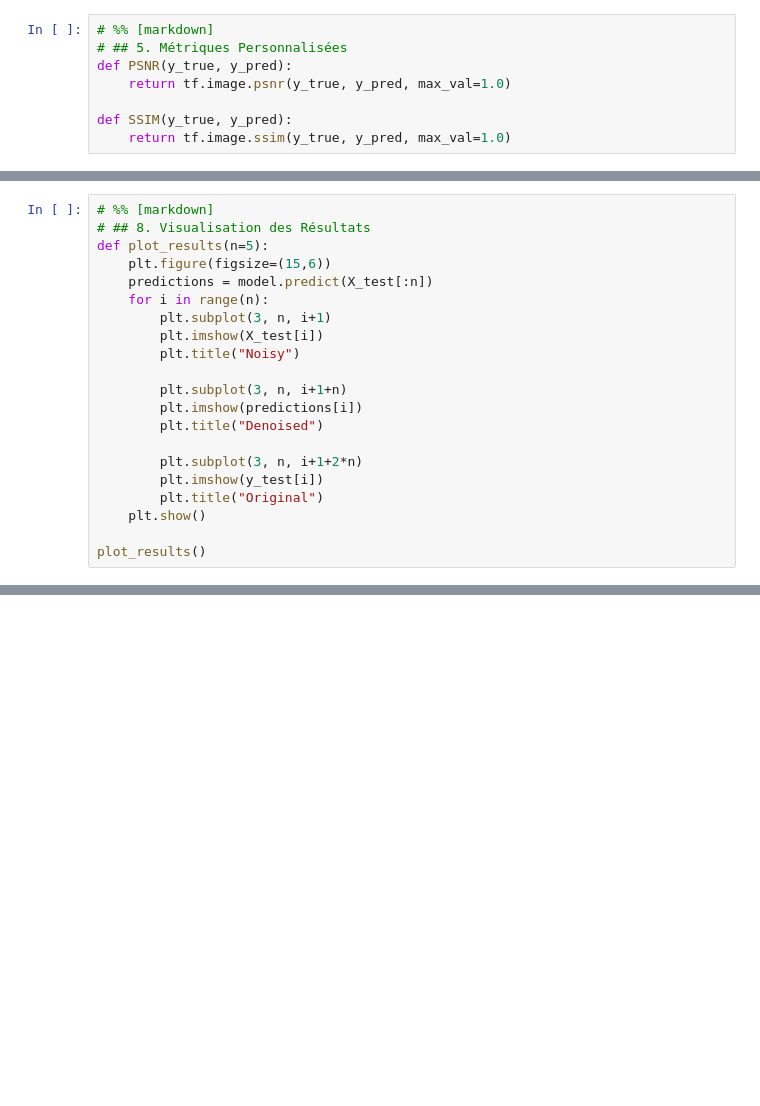
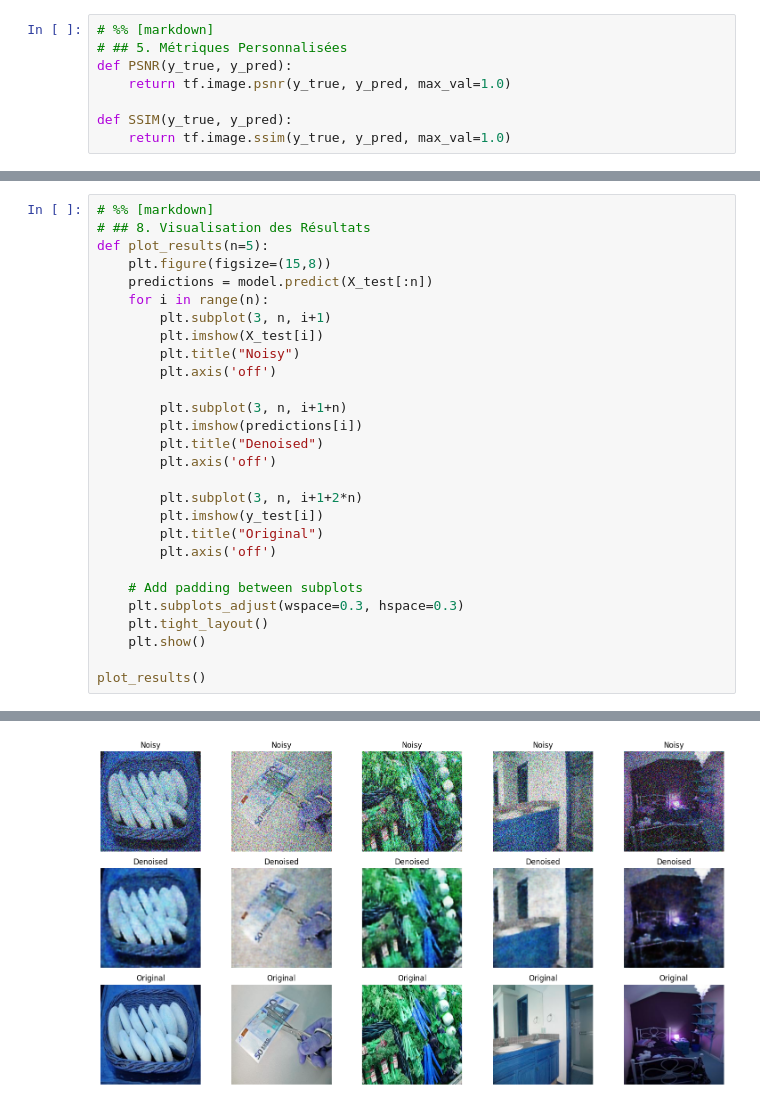
Before and after one commit to Nyvek4/deepvision, a Jupyter notebook: notebooks/livrable2/training/aec-v2.ipynb, the cells around one changed output, grey strips where cells are left out. Drawn from its saved outputs; the diff is of its cells as text; blank space fills up the shorter version.

```diff
--- a/notebooks/livrable2/training/aec-v2.ipynb
+++ b/notebooks/livrable2/training/aec-v2.ipynb
@@ -176,20 +273,28 @@ print(f"Test Loss: {test_results[0]}, PSNR: {test_results[1]}, SSIM: {test_resul
 # %% [markdown]
 # ## 8. Visualisation des Résultats
 def plot_results(n=5):
-    plt.figure(figsize=(15,6))
+    plt.figure(figsize=(15,8))
     predictions = model.predict(X_test[:n])
     for i in range(n):
         plt.subplot(3, n, i+1)
         plt.imshow(X_test[i])
         plt.title("Noisy")
+        plt.axis('off')
 
         plt.subplot(3, n, i+1+n)
         plt.imshow(predictions[i])
         plt.title("Denoised")
+        plt.axis('off')
 
         plt.subplot(3, n, i+1+2*n)
         plt.imshow(y_test[i])
         plt.title("Original")
+        plt.axis('off')
+
+    # Add padding between subplots
+    plt.subplots_adjust(wspace=0.3, hspace=0.3)
+    plt.tight_layout()
     plt.show()
 
 plot_results()
+# %% [output]
@@ -195,0 +302 @@ plot_results()
+[figure, added]
```
Also changed, not shown: parts of 5 cells of this notebook, 7 other files.
